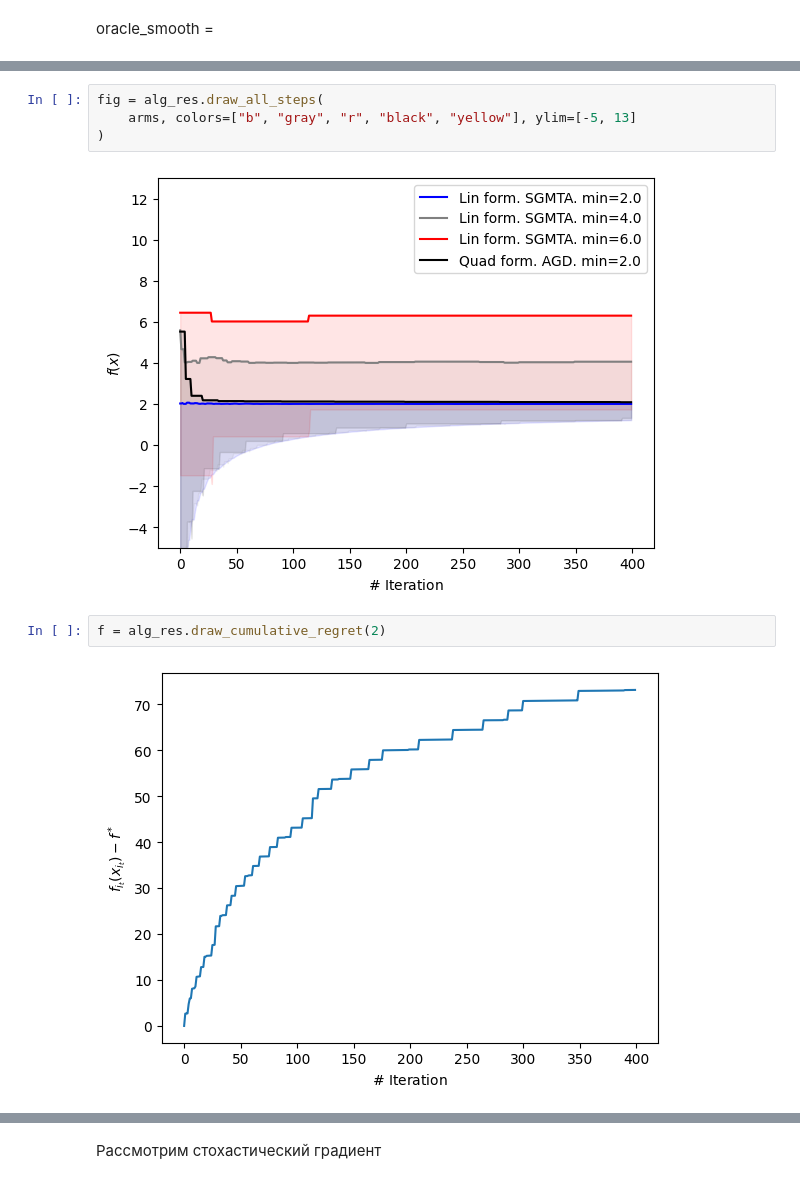
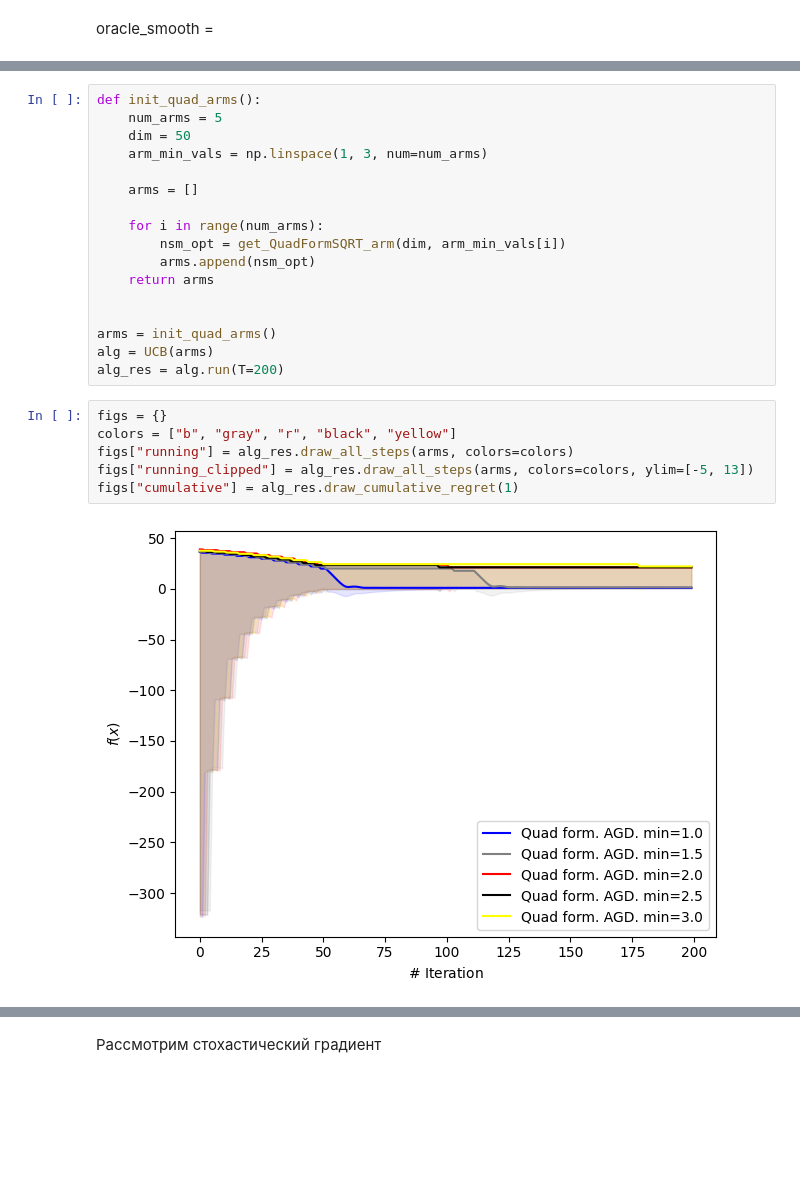
Before and after one commit to online-opt-acc/FMAB_copy, a Jupyter notebook: notebooks/synthetic_exp.ipynb, the cells around one changed output, grey strips where cells are left out. Drawn from its saved outputs; the diff is of its cells as text; blank space fills up the shorter version.

```diff
--- a/notebooks/synthetic_exp.ipynb
+++ b/notebooks/synthetic_exp.ipynb
@@ -135,10 +150,25 @@ fig = alg_res.draw_all_steps(arms)
-# %%
-fig = alg_res.draw_all_steps(
-    arms, colors=["b", "gray", "r", "black", "yellow"], ylim=[-5, 13]
-)
-# %% [output]
-[figure, removed]
-# %%
-f = alg_res.draw_cumulative_regret(2)
-# %% [output]
-[figure, removed]
+# %%
+def init_quad_arms():
+    num_arms = 5
+    dim = 50
+    arm_min_vals = np.linspace(1, 3, num=num_arms)
+
+    arms = []
+
+    for i in range(num_arms):
+        nsm_opt = get_QuadFormSQRT_arm(dim, arm_min_vals[i])
+        arms.append(nsm_opt)
+    return arms
+
+
+arms = init_quad_arms()
+alg = UCB(arms)
+alg_res = alg.run(T=200)
+# %%
+figs = {}
+colors = ["b", "gray", "r", "black", "yellow"]
+figs["running"] = alg_res.draw_all_steps(arms, colors=colors)
+figs["running_clipped"] = alg_res.draw_all_steps(arms, colors=colors, ylim=[-5, 13])
+figs["cumulative"] = alg_res.draw_cumulative_regret(1)
+# %% [output]
+[figure, added]
```
Also changed, not shown: parts of 14 cells of this notebook, 4 other files.
